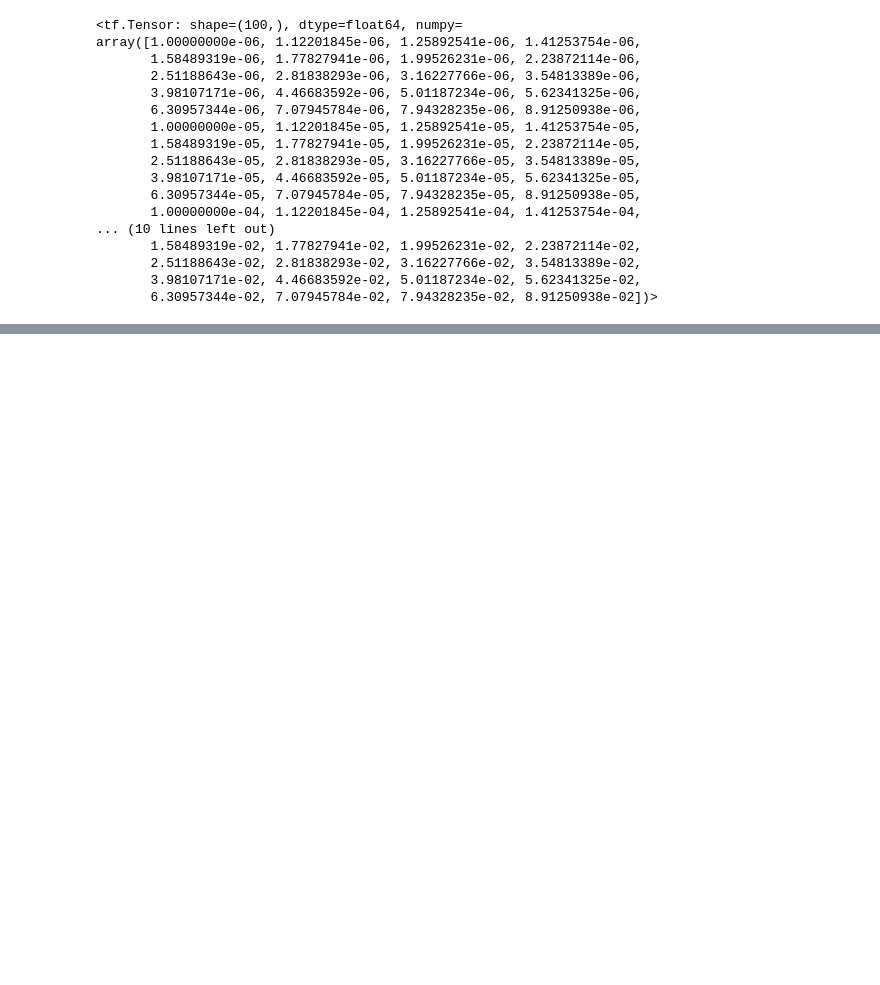
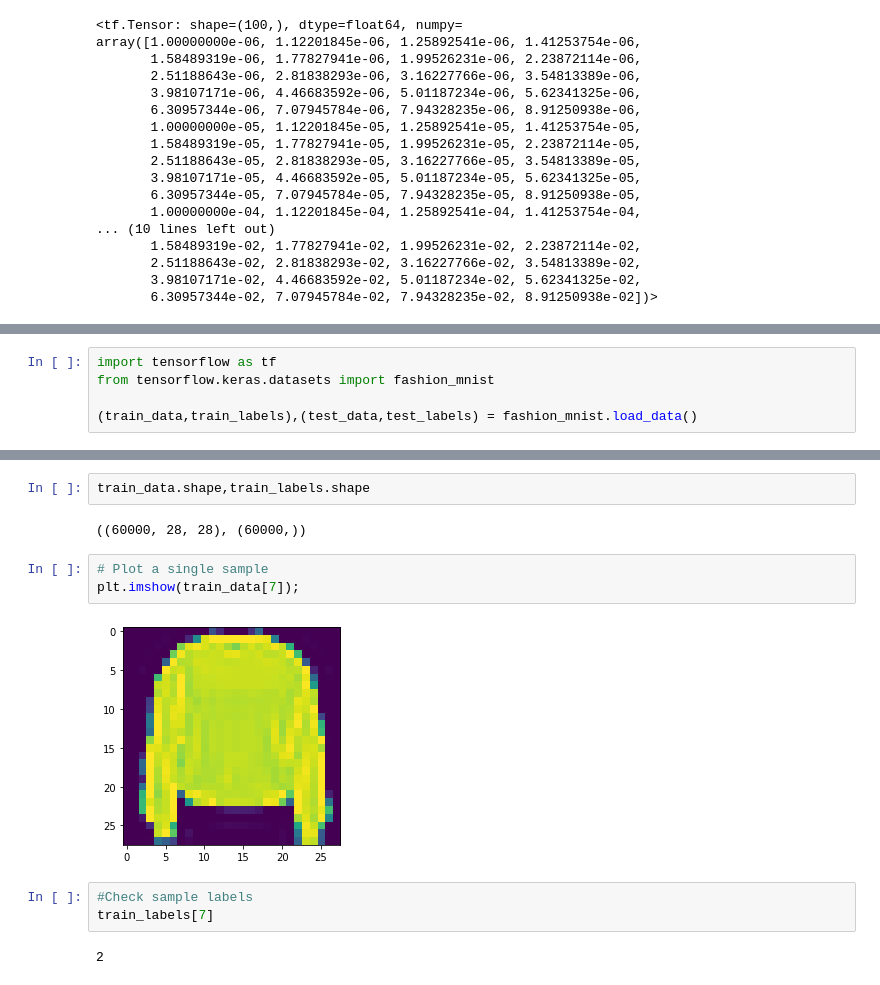
Before and after one commit to Muhammad-Zohair-Baig/Tensor-Flow, a Jupyter notebook: 02_neural_network_classification.ipynb, the cells around one changed output, grey strips where cells are left out. Drawn from its saved outputs; the diff is of its cells as text; blank space fills up the shorter version.

```diff
--- a/02_neural_network_classification.ipynb
+++ b/02_neural_network_classification.ipynb
@@ -777,0 +856,5 @@ WARNING:tensorflow:Model was constructed with shape (32, 1, 2) for input KerasTe
+# %%
+import tensorflow as tf
+from tensorflow.keras.datasets import fashion_mnist
+
+(train_data,train_labels),(test_data,test_labels) = fashion_mnist.load_data()
@@ -777,0 +892,14 @@ WARNING:tensorflow:Model was constructed with shape (32, 1, 2) for input KerasTe
+# %%
+train_data.shape,train_labels.shape
+# %% [output]
+((60000, 28, 28), (60000,))
+# %%
+# Plot a single sample
+plt.imshow(train_data[7]);
+# %% [output]
+[figure, added]
+# %%
+#Check sample labels
+train_labels[7]
+# %% [output]
+2
```
Also changed, not shown: parts of 84 cells of this notebook.
